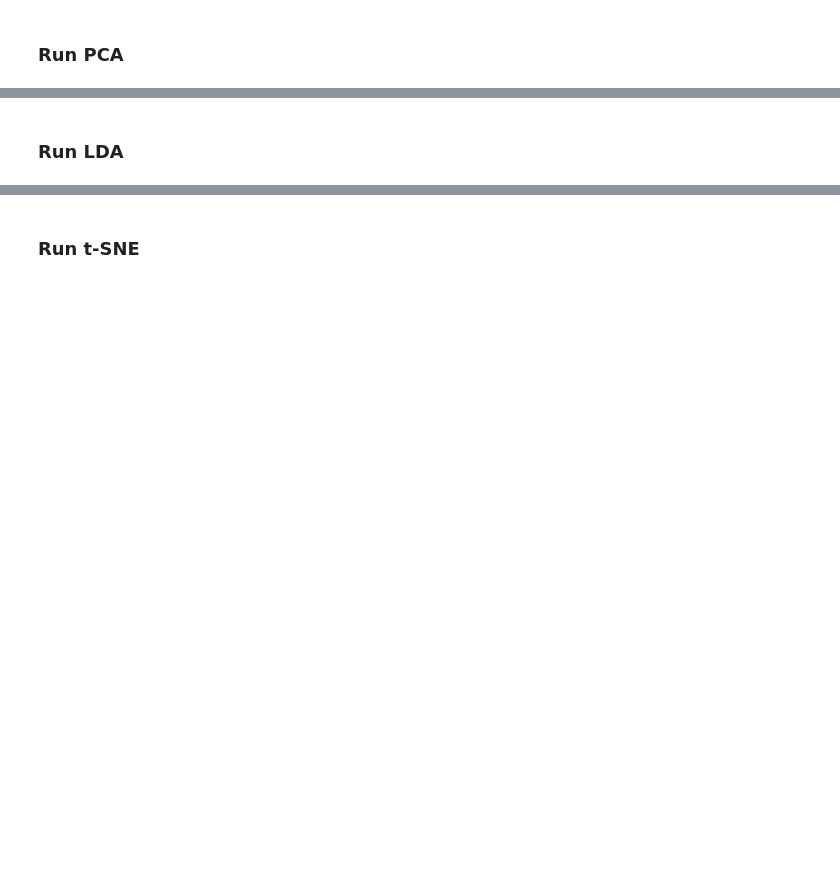
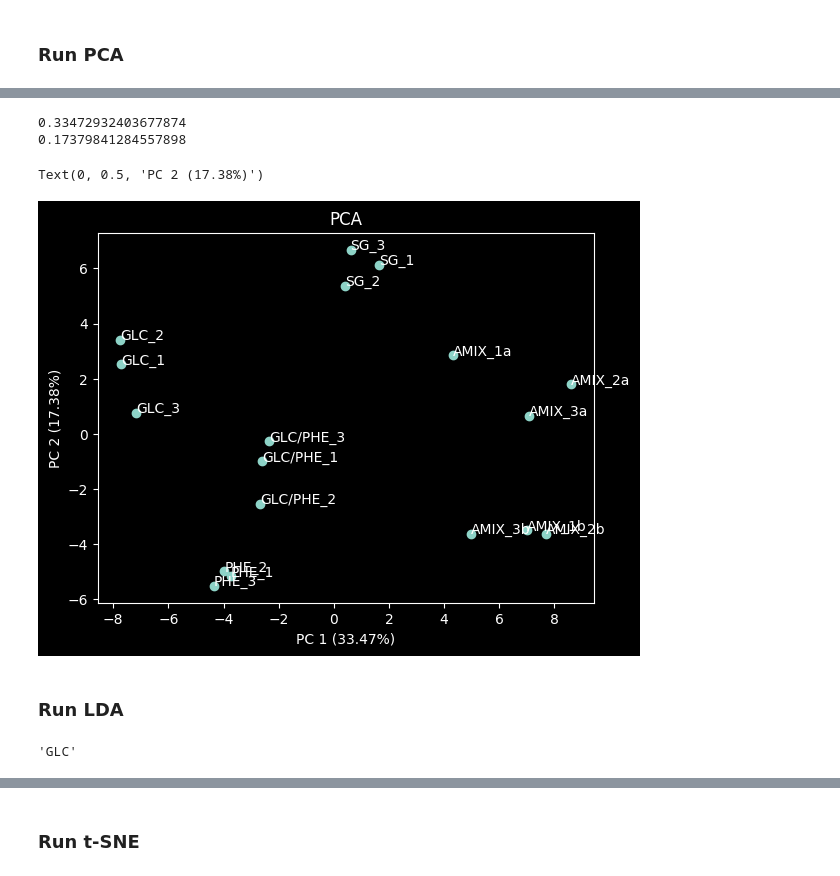
Before and after one commit to RhymerJ123/Rhodococcus-Shap, a Jupyter notebook: L17_notes.ipynb, the cells around one changed output, grey strips where cells are left out. Drawn from its saved outputs; the diff is of its cells as text; code cells hidden in the pictures; blank space fills up the shorter version.

```diff
--- a/L17_notes.ipynb
+++ b/L17_notes.ipynb
@@ -24,2 +57,7 @@ from sklearn.manifold import TSNE
 # %%
 # standardize the data using the StandardScaler
+scaler = StandardScaler()
+
+scaled_data = scaler.fit_transform(rhodo_df)
+
+scaled_data
@@ -27,3 +79,8 @@ from sklearn.manifold import TSNE
 ### Run PCA
 # %%
 # define and run PCA
+pca = PCA(n_components=2, random_state=42)
+
+pca_data = pca.fit_transform(scaled_data)
+
+pca_data
@@ -30,2 +106,5 @@ from sklearn.manifold import TSNE
 # %%
 # convert the PCA results to a dataframe
+pca_df = pd.DataFrame(data=pca_data, columns=['PC 1', 'PC 2'])
+
+pca_df
@@ -32,2 +129,5 @@ from sklearn.manifold import TSNE
 # %%
 # add the sample labels back to the dataframe
+pca_df['sample'] = labels
+
+pca_df
@@ -34,2 +152,12 @@ from sklearn.manifold import TSNE
 # %%
 # find the explained variance of the axes
+variances = pca.explained_variance_ratio_
+
+pc1_var = variances[0]
+pc2_var = variances[1]
+
+print(pc1_var)
+print(pc2_var)
+# %% [output]
+0.33472932403677874
+0.17379841284557898
@@ -38,3 +164,17 @@ from sklearn.manifold import TSNE
+# %%
+# plot the PCA results
+plt.scatter(pca_df['PC 1'], pca_df['PC 2'])
+
+# add labels to plot
+for i, label in enumerate(pca_df['sample']):
+    plt.annotate(label, (pca_df['PC 1'][i], pca_df['PC 2'][i]))
+
+plt.title('PCA')
+plt.xlabel(f'PC 1 ({pc1_var:.2%})')
+plt.ylabel(f'PC 2 ({pc2_var:.2%})')
+# %% [output]
+Text(0, 0.5, 'PC 2 (17.38%)')
+[figure, added]
 # %%
 # Make a dataframe of the loading scores
 # %%
@@ -43,5 +183,13 @@ from sklearn.manifold import TSNE
 ### Run LDA
 # %%
 # write a function to convert a label to group name
+def label_to_group(label):
+    label_parts = label.split('_')
+
+    return label_parts[0]
+
+label_to_group('GLC_2')
+# %% [output]
+'GLC'
 # %%
 # use list comprehension to convert the labels to group names
```
Also changed, not shown: parts of 17 cells of this notebook.
